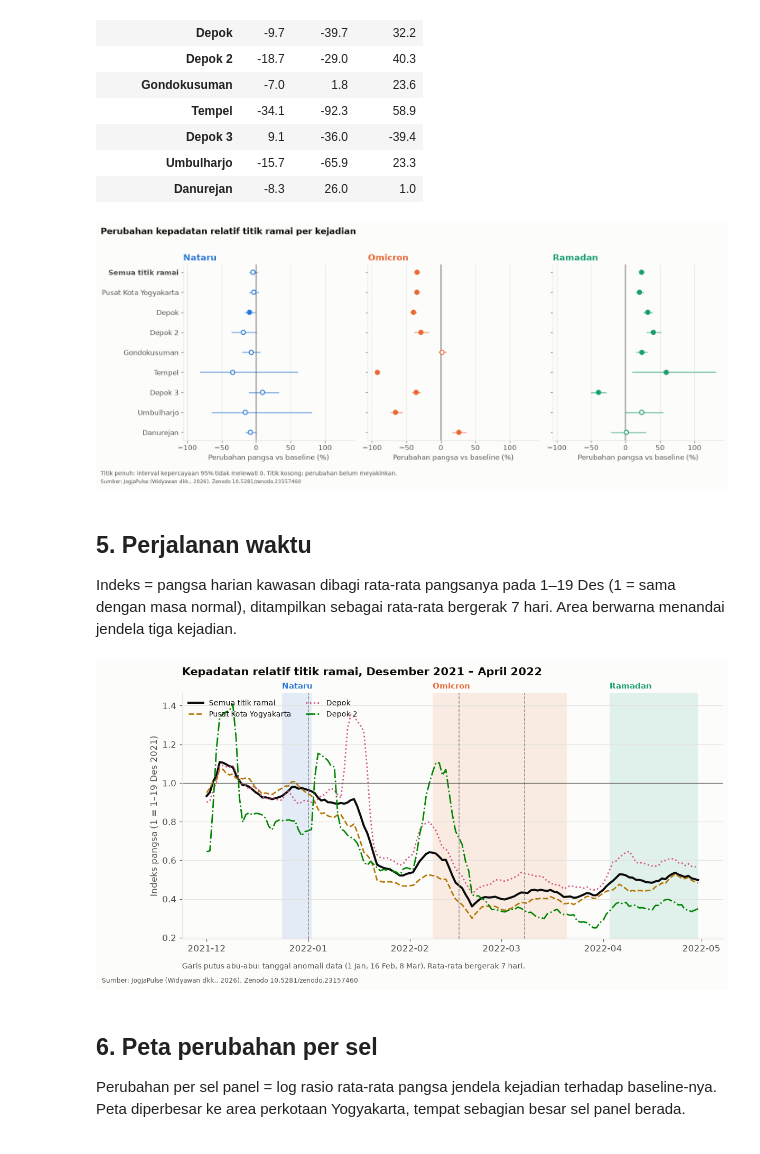
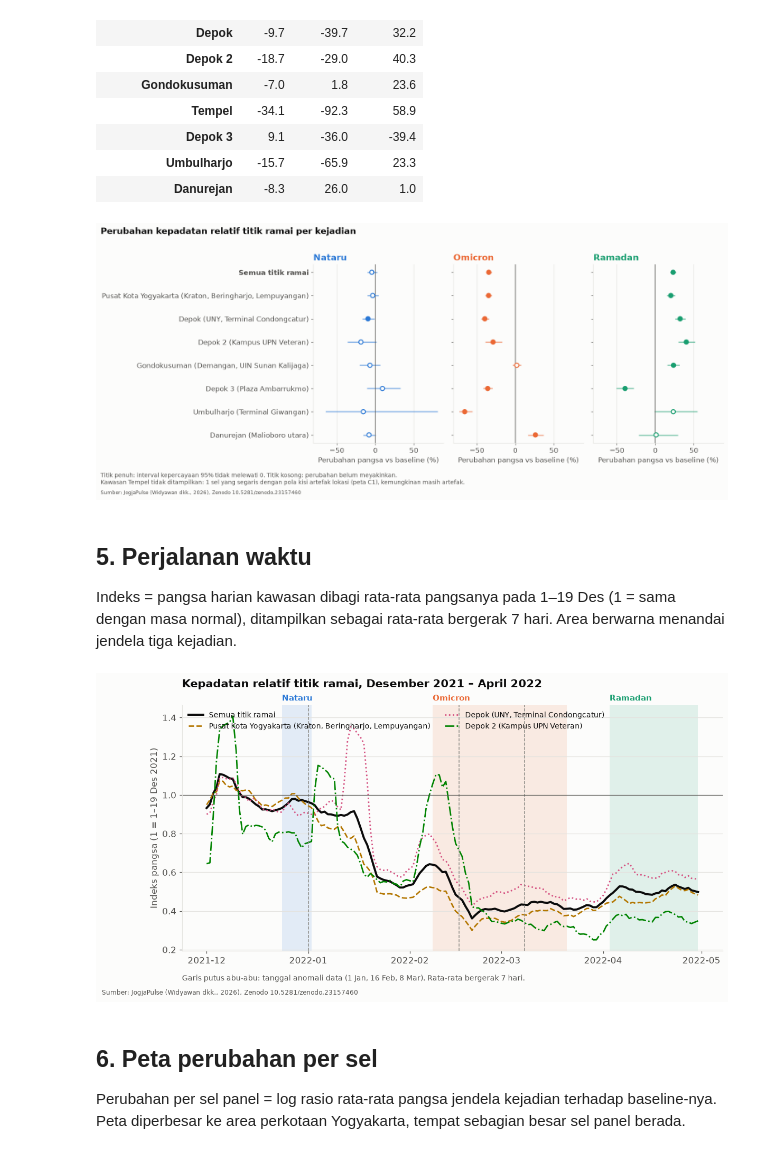
Before and after one commit to amantajatii/ritme-jogja, a Jupyter notebook: notebooks/C_dampak_kejadian.ipynb, the cells around one changed output. Saved outputs shown, nothing was run; the diff lists cells and outputs as text; code cells hidden in the pictures.

```diff
--- a/notebooks/C_dampak_kejadian.ipynb
+++ b/notebooks/C_dampak_kejadian.ipynb
@@ -328,0 +335,17 @@ kawasan.round(4)
+# %%
+LABEL_KAWASAN = {
+    "Pusat Kota Yogyakarta": "Pusat Kota Yogyakarta (Kraton, Beringharjo, Lempuyangan)",
+    "Depok": "Depok (UNY, Terminal Condongcatur)",
+    "Depok 2": "Depok 2 (Kampus UPN Veteran)",
+    "Gondokusuman": "Gondokusuman (Demangan, UIN Sunan Kalijaga)",
+    "Tempel": "Tempel (permukiman Lumbungrejo)",
+    "Depok 3": "Depok 3 (Plaza Ambarrukmo)",
+    "Umbulharjo": "Umbulharjo (Terminal Giwangan)",
+    "Danurejan": "Danurejan (Malioboro utara)",
+}
+KAWASAN_DIRAGUKAN = {
+    "Tempel": "1 sel yang segaris dengan pola kisi artefak lokasi (peta C1), kemungkinan masih artefak.",
+}
+kawasan.assign(penanda=kawasan.index.map(LABEL_KAWASAN), diragukan=kawasan.index.isin(list(KAWASAN_DIRAGUKAN)))[
+    ["jumlah_sel", "pangsa_baseline", "penanda", "diragukan"]
+].round(4)
@@ -377,37 +411,40 @@ efek.pivot(index="kawasan", columns="kejadian", values="perubahan_pct").loc[URUT
 | Umbulharjo | -15.7 | -65.9 | 23.3 |
 | Danurejan | -8.3 | 26.0 | 1.0 |
 # %%
-fig, axes = plt.subplots(1, 3, figsize=(14, 0.42 * len(URUT_KAWASAN) + 1.8), sharey=True, sharex=True)
-posisi = {k: len(URUT_KAWASAN) - 1 - n for n, k in enumerate(URUT_KAWASAN)}
+URUT_GRAFIK = [k for k in URUT_KAWASAN if k not in KAWASAN_DIRAGUKAN]
+fig, axes = plt.subplots(1, 3, figsize=(14, 0.48 * len(URUT_GRAFIK) + 2.0), sharey=True, sharex=True)
+posisi = {k: len(URUT_GRAFIK) - 1 - n for n, k in enumerate(URUT_GRAFIK)}
 for ax, nama in zip(axes, KEJADIAN["kejadian"]):
-    d = efek[efek["kejadian"] == nama]
+    d = efek[(efek["kejadian"] == nama) & efek["kawasan"].isin(URUT_GRAFIK)]
     y = d["kawasan"].map(posisi)
     meyakinkan = (d["ci_bawah"] > 0) | (d["ci_atas"] < 0)
     ax.hlines(y, d["ci_bawah"], d["ci_atas"], color=WARNA_KEJADIAN[nama], linewidth=2, alpha=0.5)
     ax.scatter(d["perubahan_pct"], y, color=np.where(meyakinkan, WARNA_KEJADIAN[nama], style.SURFACE),
                edgecolor=WARNA_KEJADIAN[nama], s=45, zorder=3, linewidth=1.5)
     ax.axvline(0, color=style.TEXT_SECONDARY, linewidth=1)
     ax.set_title(nama, color=WARNA_KEJADIAN[nama])
     ax.grid(axis="x")
     ax.grid(axis="y", visible=False)
     ax.set_xlabel("Perubahan pangsa vs baseline (%)")
 axes[0].set_yticks(list(posisi.values()))
-axes[0].set_yticklabels(list(posisi))
+axes[0].set_yticklabels([LABEL_KAWASAN.get(k, k) for k in posisi])
 axes[0].get_yticklabels()[0].set_fontweight("bold")
 fig.suptitle("Perubahan kepadatan relatif titik ramai per kejadian", x=0.01, ha="left", fontweight="bold", fontsize=14)
-fig.text(0.01, 0.005, "Titik penuh: interval kepercayaan 95% tidak melewati 0. Titik kosong: perubahan belum meyakinkan.",
-         fontsize=9, color=style.TEXT_SECONDARY)
-fig.tight_layout(rect=(0, 0.03, 1, 0.97))
+catatan = "Titik penuh: interval kepercayaan 95% tidak melewati 0. Titik kosong: perubahan belum meyakinkan."
+for k, alasan in KAWASAN_DIRAGUKAN.items():
+    catatan += f"\nKawasan {k} tidak ditampilkan: {alasan}"
+fig.text(0.01, 0.005, catatan, fontsize=9, color=style.TEXT_SECONDARY, va="bottom")
+fig.tight_layout(rect=(0, 0.06, 1, 0.97))
 style.add_source(fig)
 style.save(fig, "C3_dotplot_kawasan");
 # %% [output]
-[figure, old version]
+[figure, new version]
 # %% [markdown]
 ## 5. Perjalanan waktu
 
 Indeks = pangsa harian kawasan dibagi rata-rata pangsanya pada 1–19 Des (1 = sama dengan masa normal), ditampilkan sebagai rata-rata bergerak 7 hari. Area berwarna menandai jendela tiga kejadian.
 # %%
-TAMPIL_TS = ["Semua titik ramai", *kawasan.index[:3]]
+TAMPIL_TS = ["Semua titik ramai", *[k for k in kawasan.index if k not in KAWASAN_DIRAGUKAN][:3]]
 acuan_des = pangsa_kawasan.loc[BASELINE_TITIK_RAMAI[0]:BASELINE_TITIK_RAMAI[1]].mean()
 indeks = (pangsa_kawasan[~pangsa_kawasan.index.isin(DIBUANG)] / acuan_des).rolling(7, min_periods=4, center=True).mean()
 
@@ -417,7 +454,8 @@ for k in KEJADIAN.itertuples():
     ax.text(pd.Timestamp(k.mulai), 1.01, k.kejadian, transform=ax.get_xaxis_transform(), color=WARNA_KEJADIAN[k.kejadian],
             fontsize=10, fontweight="bold", va="bottom")
 for nama, gaya, warna in zip(TAMPIL_TS, ["-", "--", ":", "-."], [style.TEXT_PRIMARY, *style.CATEGORICAL[3:6]]):
-    ax.plot(indeks.index, indeks[nama], linestyle=gaya, color=warna, linewidth=2.6 if nama == "Semua titik ramai" else 1.8, label=nama)
+    ax.plot(indeks.index, indeks[nama], linestyle=gaya, color=warna, linewidth=2.6 if nama == "Semua titik ramai" else 1.8,
+            label=LABEL_KAWASAN.get(nama, nama))
 style.mark_events(ax, kalender[kalender["kategori"] == "anomali_data"], label=False)
 ax.axhline(1, color=style.TEXT_SECONDARY, linewidth=0.8)
 ax.set_ylabel("Indeks pangsa (1 = 1–19 Des 2021)")
@@ -428,7 +466,7 @@ ax.text(0, -0.12, "Garis putus abu-abu: tanggal anomali data (1 Jan, 16 Feb, 8 M
 style.add_source(fig)
 style.save(fig, "C2_timeseries_kawasan");
 # %% [output]
-[figure, old version]
+[figure, new version]
 # %% [markdown]
 ## 6. Peta perubahan per sel
 
```
Also changed, not shown: parts of 3 cells of this notebook, 2 other files.
